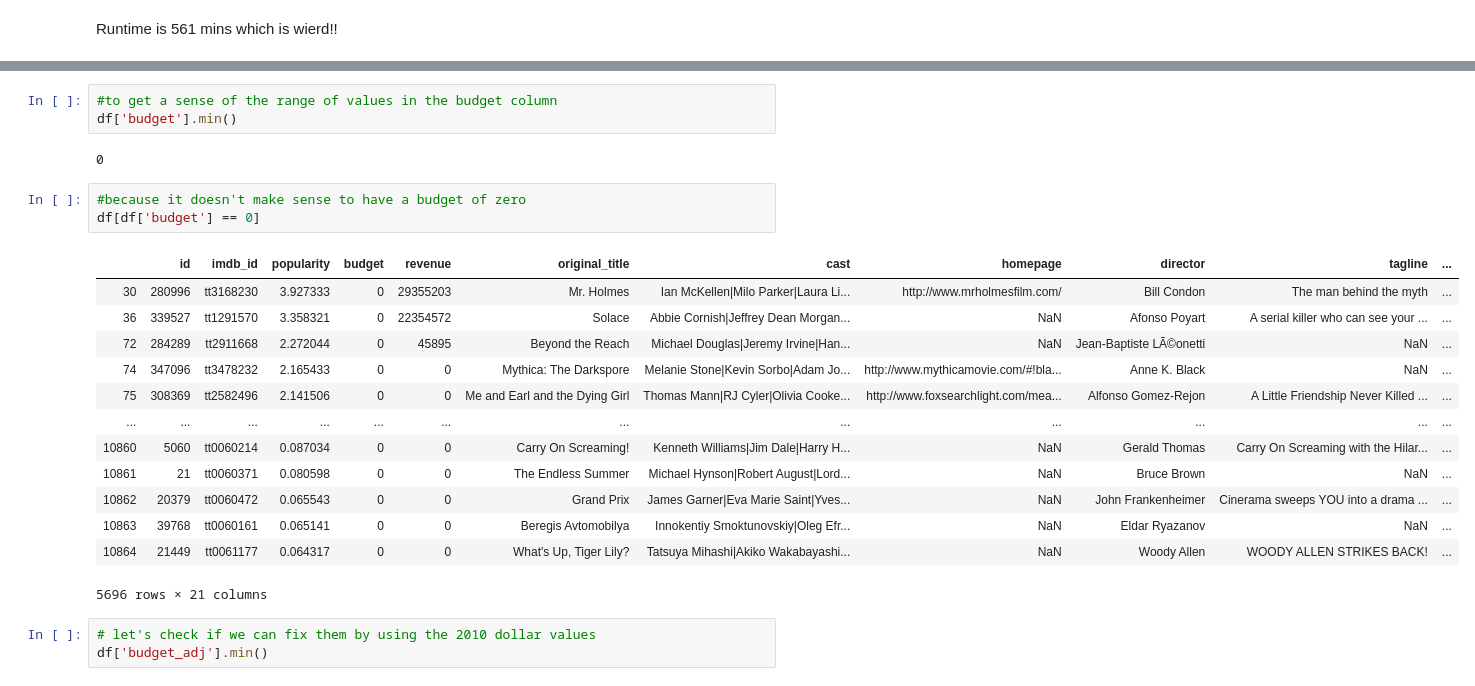
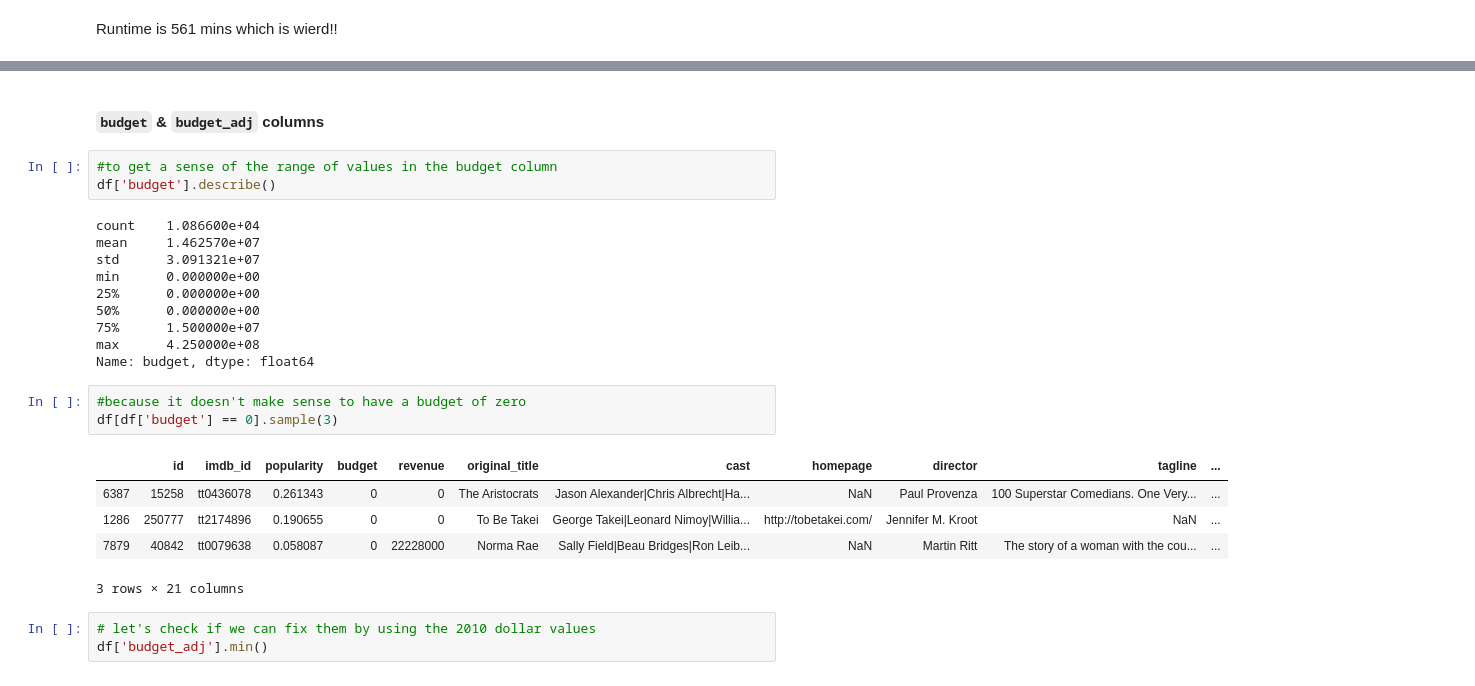
Before and after one commit to salma77/Investigating-data-from-TMDb, a Jupyter notebook: investigate-a-dataset-template.ipynb, the cells around one changed output, grey strips where cells are left out. Cells and saved outputs as stored; diff of their text form.

```diff
--- a/investigate-a-dataset-template.ipynb
+++ b/investigate-a-dataset-template.ipynb
@@ -303,28 +421,30 @@ Thriller                 93
 Drama|Comedy             92
 Animation|Family         90
 Name: genres, dtype: int64
+# %% [markdown]
+#### `budget` & `budget_adj` columns
 # %%
 #to get a sense of the range of values in the budget column
-df['budget'].min()
+df['budget'].describe()
 # %% [output]
-0
+count    1.086600e+04
+mean     1.462570e+07
+std      3.091321e+07
+min      0.000000e+00
+25%      0.000000e+00
+50%      0.000000e+00
+75%      1.500000e+07
+max      4.250000e+08
+Name: budget, dtype: float64
 # %%
 #because it doesn't make sense to have a budget of zero
-df[df['budget'] == 0]
+df[df['budget'] == 0].sample(3)
 # %% [output]
 |  | id | imdb_id | popularity | budget | revenue | original_title | cast | homepage | director | tagline | ... |
-| 30 | 280996 | tt3168230 | 3.927333 | 0 | 29355203 | Mr. Holmes | Ian McKellen|Milo Parker|Laura Li... | http://www.mrholmesfilm.com/ | Bill Condon | The man behind the myth | ... |
-| 36 | 339527 | tt1291570 | 3.358321 | 0 | 22354572 | Solace | Abbie Cornish|Jeffrey Dean Morgan... | NaN | Afonso Poyart | A serial killer who can see your ... | ... |
-| 72 | 284289 | tt2911668 | 2.272044 | 0 | 45895 | Beyond the Reach | Michael Douglas|Jeremy Irvine|Han... | NaN | Jean-Baptiste LÃ©onetti | NaN | ... |
-| 74 | 347096 | tt3478232 | 2.165433 | 0 | 0 | Mythica: The Darkspore | Melanie Stone|Kevin Sorbo|Adam Jo... | http://www.mythicamovie.com/#!bla... | Anne K. Black | NaN | ... |
-| 75 | 308369 | tt2582496 | 2.141506 | 0 | 0 | Me and Earl and the Dying Girl | Thomas Mann|RJ Cyler|Olivia Cooke... | http://www.foxsearchlight.com/mea... | Alfonso Gomez-Rejon | A Little Friendship Never Killed ... | ... |
-| ... | ... | ... | ... | ... | ... | ... | ... | ... | ... | ... | ... |
-| 10860 | 5060 | tt0060214 | 0.087034 | 0 | 0 | Carry On Screaming! | Kenneth Williams|Jim Dale|Harry H... | NaN | Gerald Thomas | Carry On Screaming with the Hilar... | ... |
-| 10861 | 21 | tt0060371 | 0.080598 | 0 | 0 | The Endless Summer | Michael Hynson|Robert August|Lord... | NaN | Bruce Brown | NaN | ... |
-| 10862 | 20379 | tt0060472 | 0.065543 | 0 | 0 | Grand Prix | James Garner|Eva Marie Saint|Yves... | NaN | John Frankenheimer | Cinerama sweeps YOU into a drama ... | ... |
-| 10863 | 39768 | tt0060161 | 0.065141 | 0 | 0 | Beregis Avtomobilya | Innokentiy Smoktunovskiy|Oleg Efr... | NaN | Eldar Ryazanov | NaN | ... |
-| 10864 | 21449 | tt0061177 | 0.064317 | 0 | 0 | What's Up, Tiger Lily? | Tatsuya Mihashi|Akiko Wakabayashi... | NaN | Woody Allen | WOODY ALLEN STRIKES BACK! | ... |
+| 6387 | 15258 | tt0436078 | 0.261343 | 0 | 0 | The Aristocrats | Jason Alexander|Chris Albrecht|Ha... | NaN | Paul Provenza | 100 Superstar Comedians. One Very... | ... |
+| 1286 | 250777 | tt2174896 | 0.190655 | 0 | 0 | To Be Takei | George Takei|Leonard Nimoy|Willia... | http://tobetakei.com/ | Jennifer M. Kroot | NaN | ... |
+| 7879 | 40842 | tt0079638 | 0.058087 | 0 | 22228000 | Norma Rae | Sally Field|Beau Bridges|Ron Leib... | NaN | Martin Ritt | The story of a woman with the cou... | ... |
-5696 rows × 21 columns
+3 rows × 21 columns
 # %%
 # let's check if we can fix them by using the 2010 dollar values
 df['budget_adj'].min()
```
Also changed, not shown: parts of 74 cells of this notebook.
